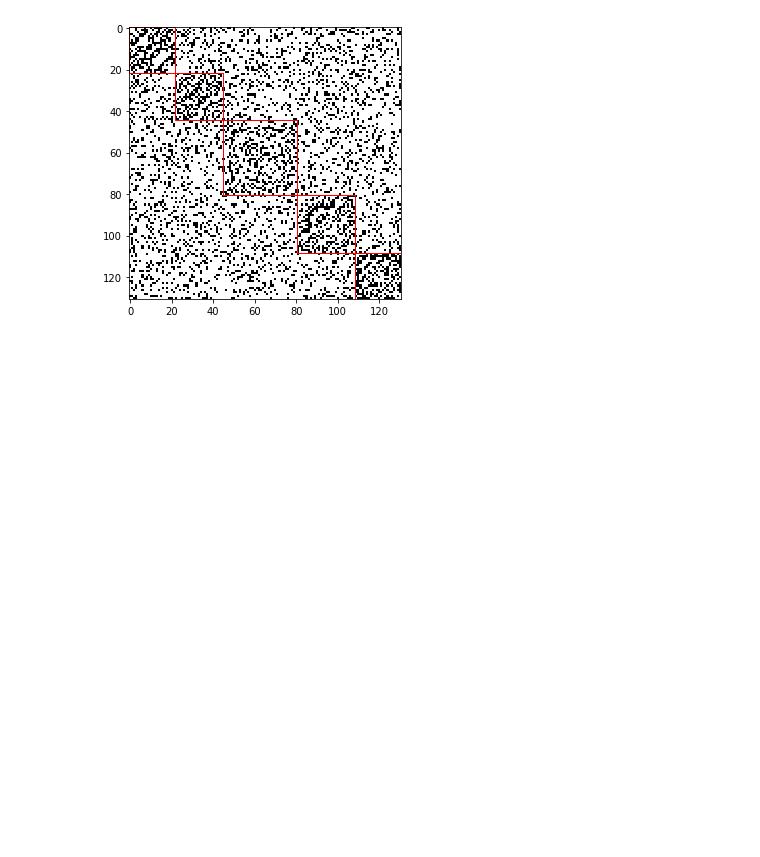
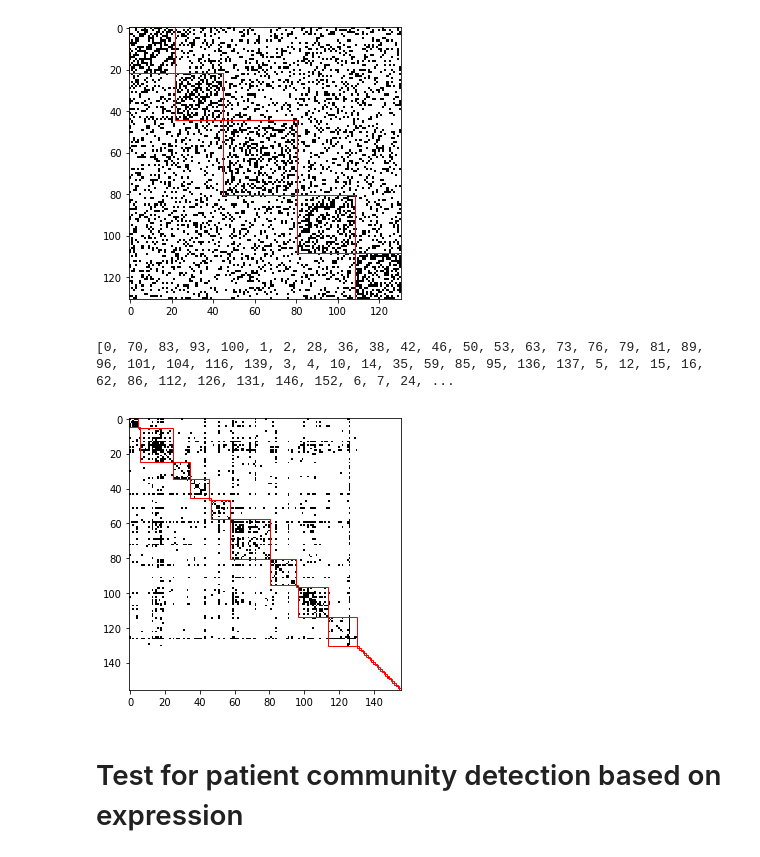
Before and after one commit to adespi/link_epi_to_expr, a Jupyter notebook: tests_before_create_graph.ipynb, the cells around one changed output. Saved outputs shown, nothing was run; the diff lists cells and outputs as text; code cells hidden in the pictures; blank space fills up the shorter version.

Commit message:
new tests

```diff
--- a/tests_before_create_graph.ipynb
+++ b/tests_before_create_graph.ipynb
@@ -708,3 +707,12 @@ print(log(135))
 4.90527477843843
 [figure]
 [figure]
+# %%
+nodes_louvain_ordered = [node for comm in louvain_comms for node in comm]
+draw_adjacency_matrix(G, nodes_louvain_ordered, [louvain_comms], ["red"])
+print((nodes_louvain_ordered))
+# %% [output]
+[0, 70, 83, 93, 100, 1, 2, 28, 36, 38, 42, 46, 50, 53, 63, 73, 76, 79, 81, 89, 96, 101, 104, 116, 139, 3, 4, 10, 14, 35, 59, 85, 95, 136, 137, 5, 12, 15, 16, 62, 86, 112, 126, 131, 146, 152, 6, 7, 24, ...
+[figure, added]
+# %% [markdown]
+# Test for patient community detection based on expression
```
Also changed, not shown: parts of 20 cells of this notebook.
